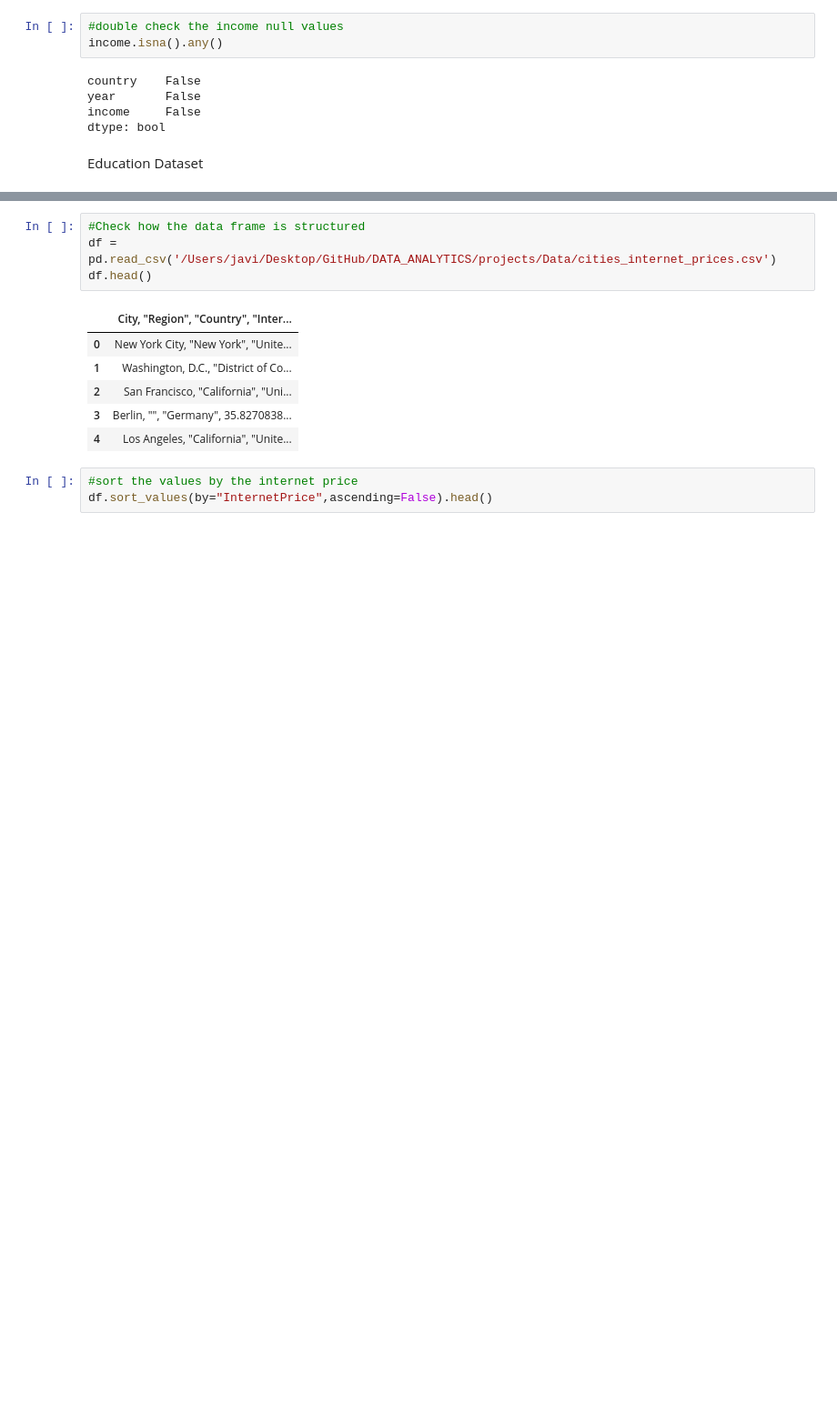
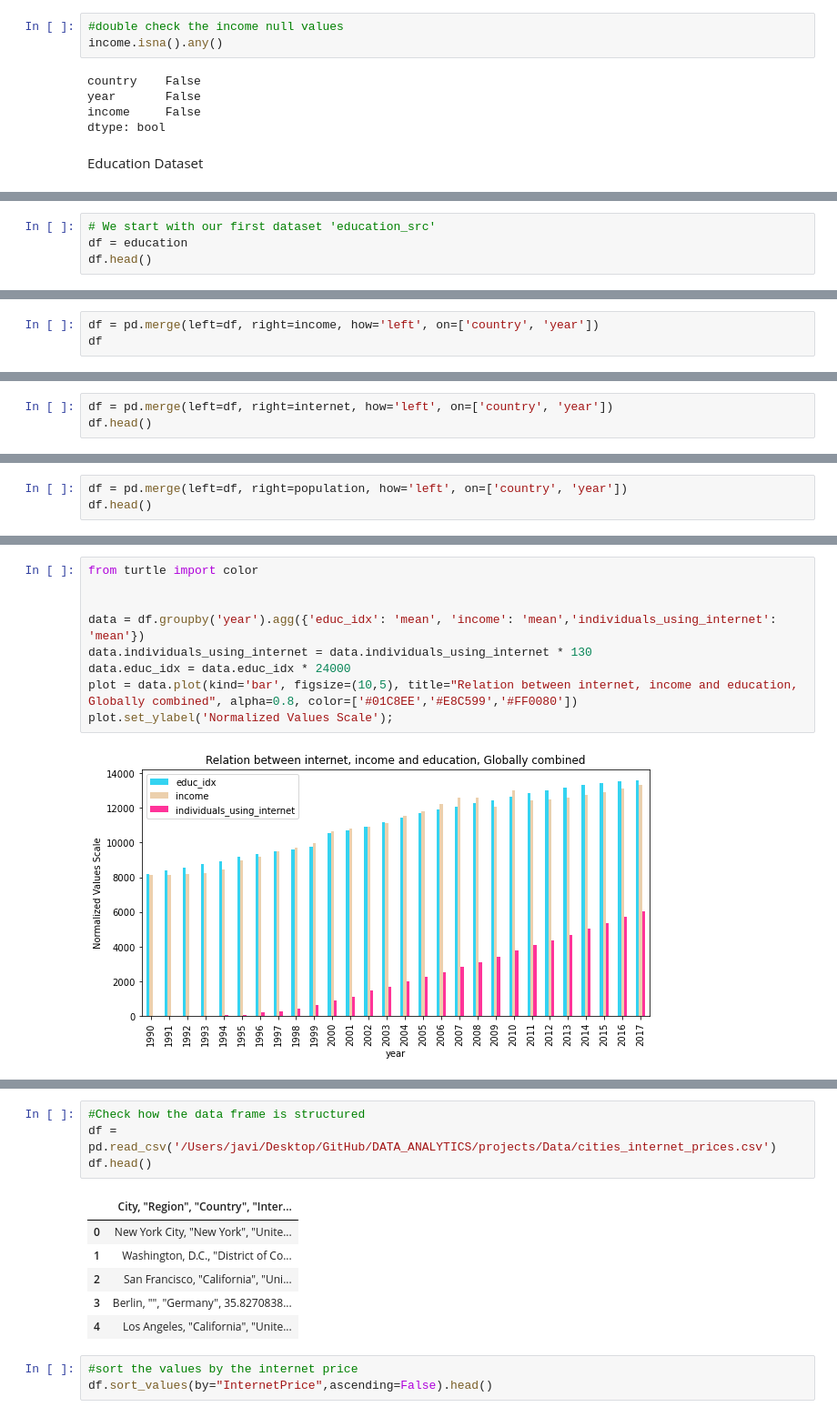
Before and after one commit to havipr/dataAnalytics, a Jupyter notebook: projects/Data/Internet_Poverty_Education.ipynb, the cells around one changed output, grey strips where cells are left out. Shown at 91% size. Drawn from its saved outputs; the diff is of its cells as text; blank space fills up the shorter version.

```diff
--- a/projects/Data/Internet_Poverty_Education.ipynb
+++ b/projects/Data/Internet_Poverty_Education.ipynb
@@ -183,0 +272,4 @@ education.head(3)
+# %%
+# We start with our first dataset 'education_src'
+df = education
+df.head()
@@ -183,0 +290,3 @@ education.head(3)
+# %%
+df = pd.merge(left=df, right=income, how='left', on=['country', 'year'])
+df
@@ -183,0 +314,3 @@ education.head(3)
+# %%
+df = pd.merge(left=df, right=internet, how='left', on=['country', 'year'])
+df.head()
@@ -183,0 +346,3 @@ education.head(3)
+# %%
+df = pd.merge(left=df, right=population, how='left', on=['country', 'year'])
+df.head()
@@ -183,0 +370,11 @@ education.head(3)
+# %%
+from turtle import color
+
+
+data = df.groupby('year').agg({'educ_idx': 'mean', 'income': 'mean','individuals_using_internet': 'mean'})
+data.individuals_using_internet = data.individuals_using_internet * 130
+data.educ_idx = data.educ_idx * 24000
+plot = data.plot(kind='bar', figsize=(10,5), title="Relation between internet, income and education, Globally combined", alpha=0.8, color=['#01C8EE','#E8C599','#FF0080'])
+plot.set_ylabel('Normalized Values Scale');
+# %% [output]
+[figure, added]
```
Also changed, not shown: parts of 35 cells of this notebook, 2 other files.
